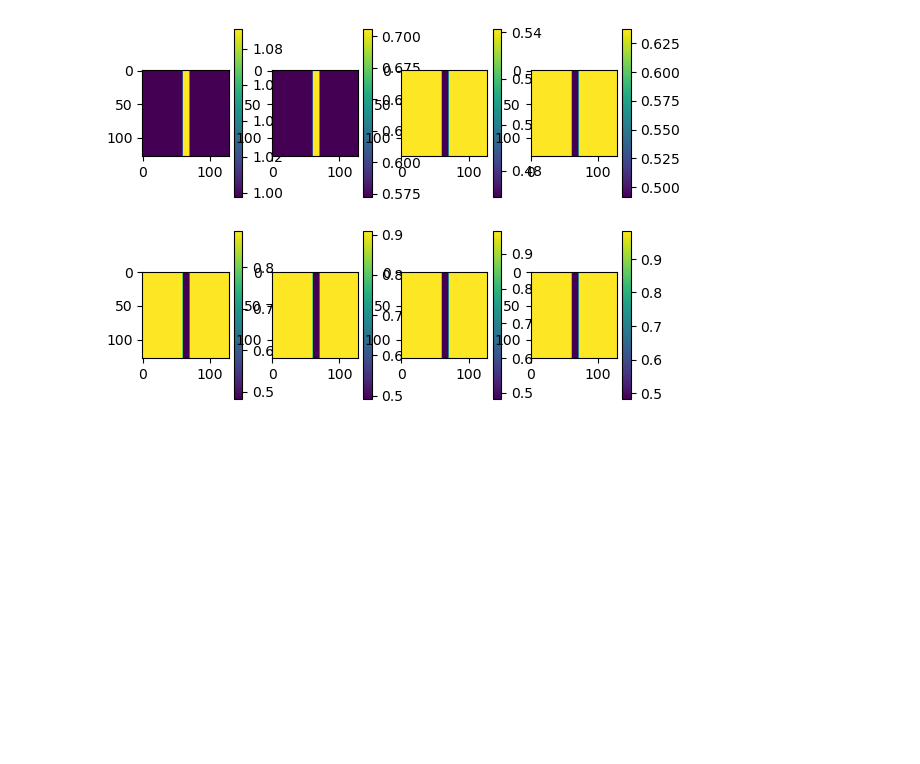
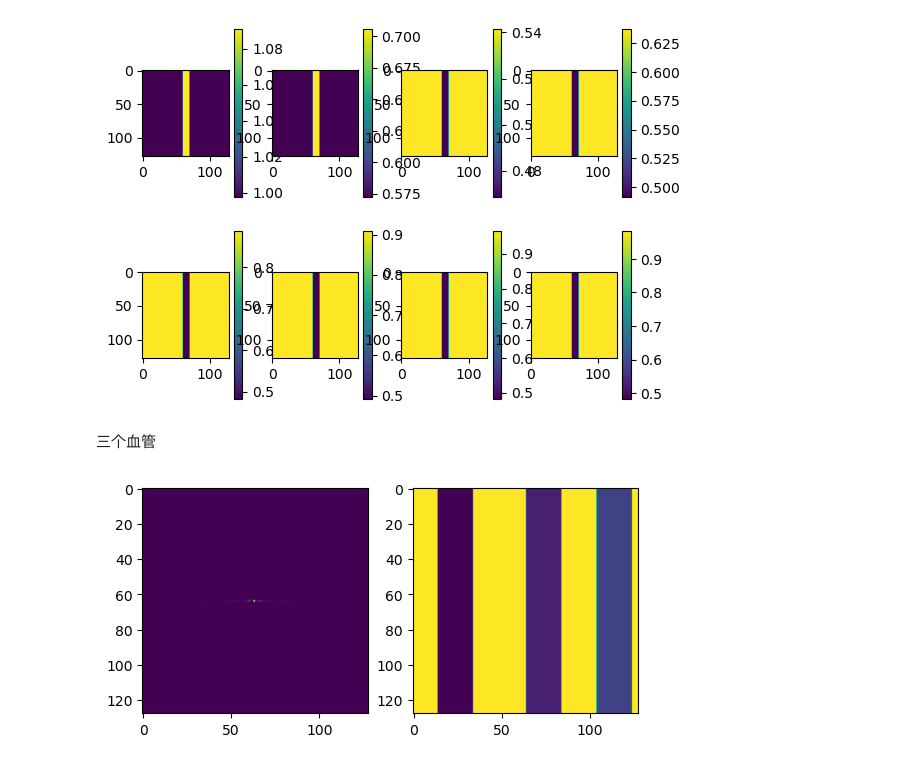
Before and after one commit to PepperXZC/MRI-Simulator-cpp, a Jupyter notebook: python/plot.ipynb, the cells around one changed output. Cells and saved outputs as stored; diff of their text form; code cells hidden in the pictures; blank space fills up the shorter version.

```diff
--- a/python/plot.ipynb
+++ b/python/plot.ipynb
@@ -72,3 +72,21 @@ import data_analysis
 _, _ = data_analysis.eight_imgs_data('/home/xzc/MRI-Simulator-cpp/result/flow_128/')
 # %% [output]
 [figure]
+# %% [markdown]
+三个血管
+# %%
+r_path, i_path = "/home/xzc/MRI-Simulator-cpp/real_mat.txt", "/home/xzc/MRI-Simulator-cpp/img_mat.txt"
+real, img = read_mat(r_path), read_mat(i_path)
+mat = torch.complex(real, img)
+plt.subplot(1, 2, 1)
+plt.imshow(mat.abs().numpy())
+# plt.colorbar()
+res = torch.fft.ifft2(mat)
+res = torch.fft.ifftshift(res).abs().numpy()
+# plt.subplot(2, 4, i + 1)
+plt.subplot(1, 2, 2)
+plt.imshow(res)
+# plt.colorbar()
+plt.show()
+# %% [output]
+[figure, added]
```
Also changed, not shown: parts of 1 cell of this notebook, 24 other files.
